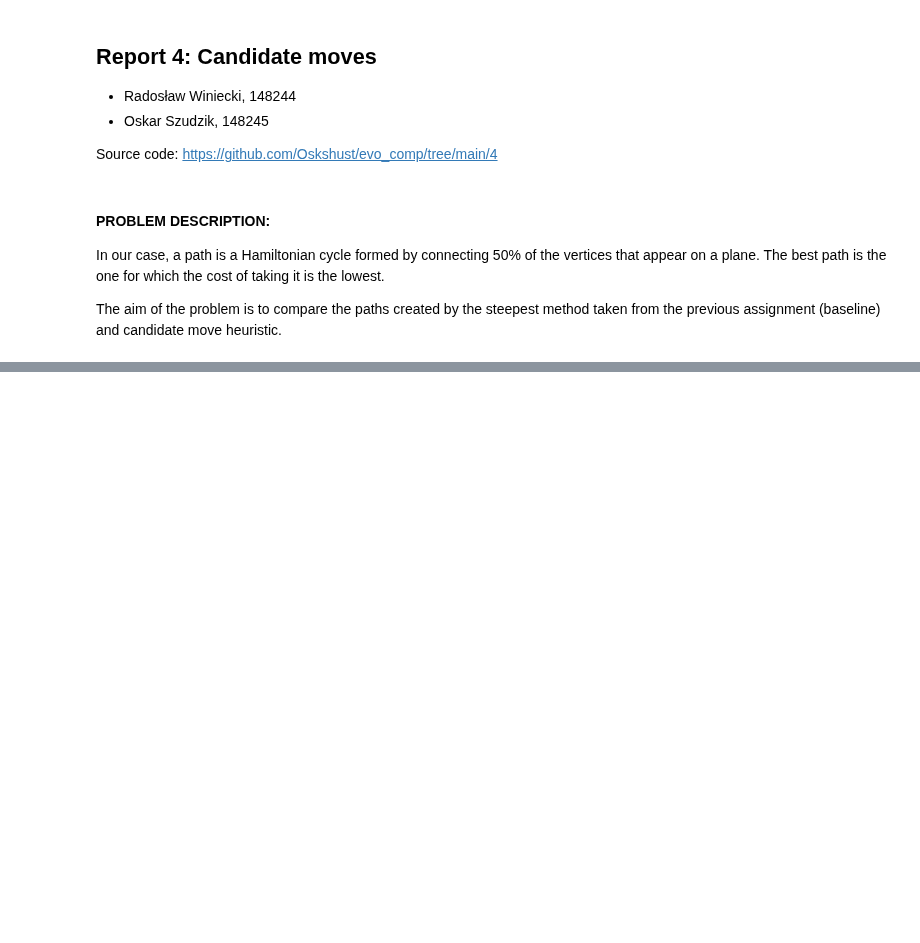
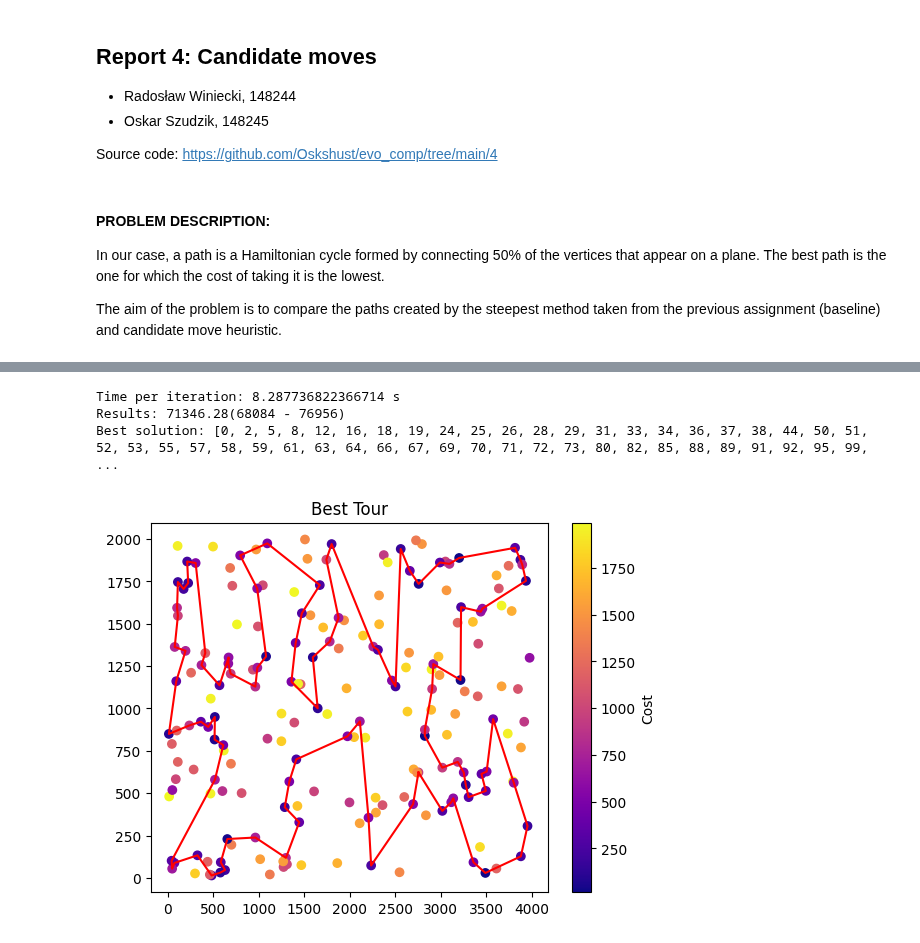
Before and after one commit to Oskshust/evo_comp, a Jupyter notebook: 4/raport.ipynb, the cells around one changed output, grey strips where cells are left out. Cells and saved outputs as stored; diff of their text form; code cells hidden in the pictures; blank space fills up the shorter version.

```diff
--- a/4/raport.ipynb
+++ b/4/raport.ipynb
@@ -36,0 +37,7 @@ Best solution: [0, 1, 4, 6, 8, 11, 19, 20, 21, 22, 23, 26, 28, 31, 32, 36, 37, 4
+# %%
+run_baseline(b)
+# %% [output]
+Time per iteration: 8.287736822366714 s
+Results: 71346.28(68084 - 76956)
+Best solution: [0, 2, 5, 8, 12, 16, 18, 19, 24, 25, 26, 28, 29, 31, 33, 34, 36, 37, 38, 44, 50, 51, 52, 53, 55, 57, 58, 59, 61, 63, 64, 66, 67, 69, 70, 71, 72, 73, 80, 82, 85, 88, 89, 91, 92, 95, 99,  ...
+[figure, added]
```
Also changed, not shown: parts of 7 cells of this notebook.
